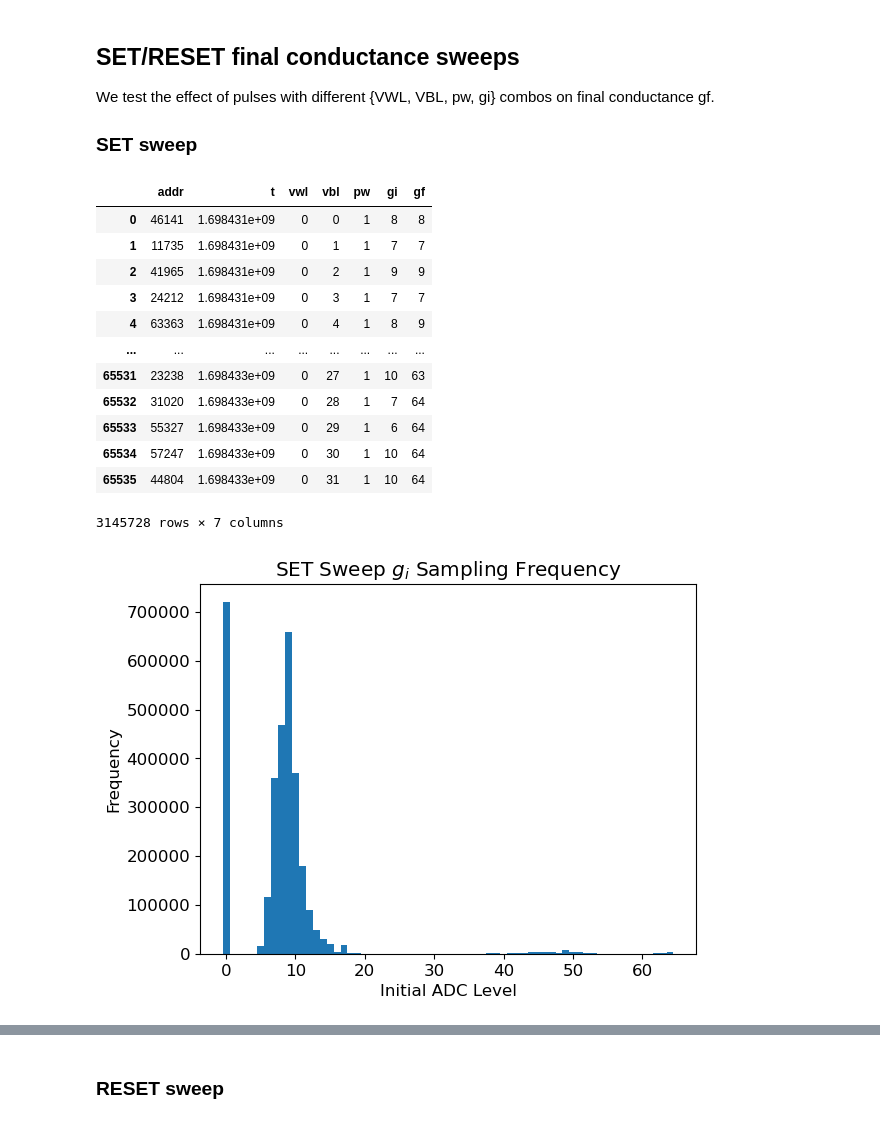
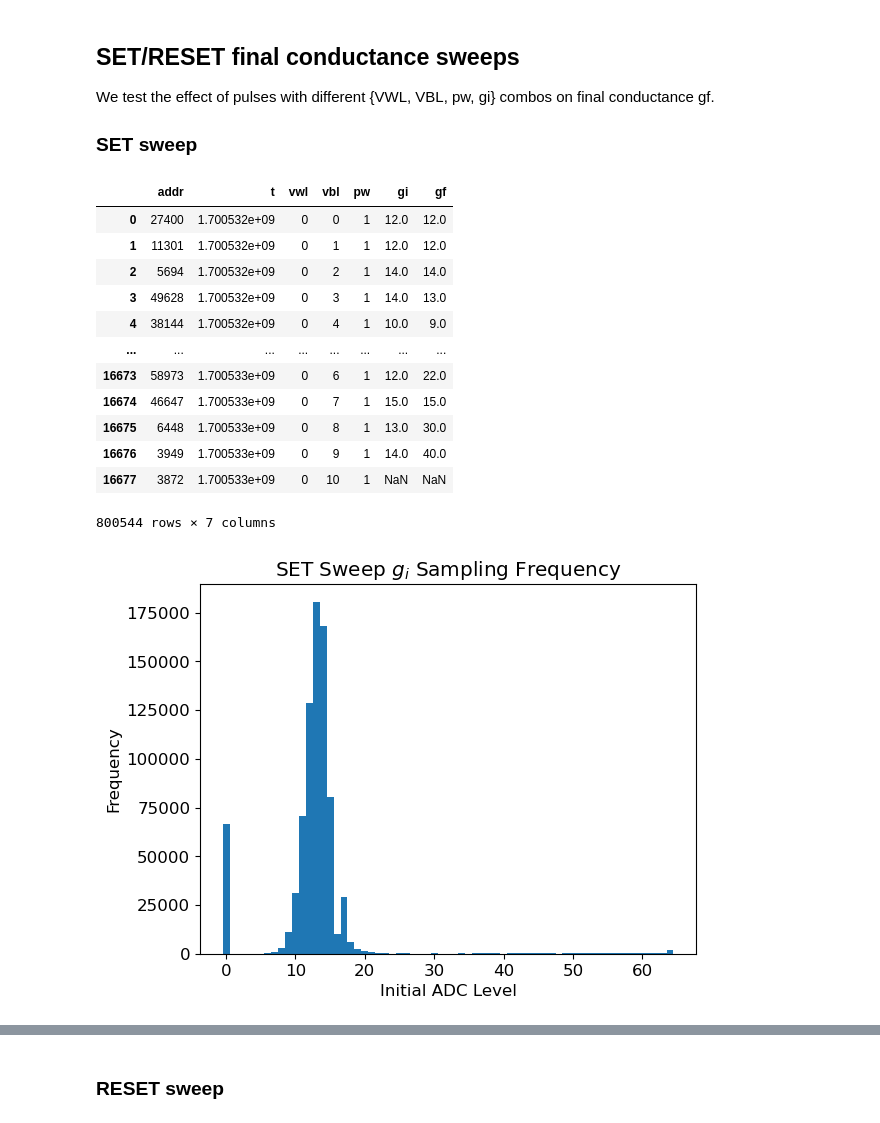
Before and after one commit to akashlevy/ember-python, a Jupyter notebook: analysis/characterizations.ipynb, the cells around one changed output, grey strips where cells are left out. Saved outputs shown, nothing was run; the diff lists cells and outputs as text; code cells hidden in the pictures.

```diff
--- a/analysis/characterizations.ipynb
+++ b/analysis/characterizations.ipynb
@@ -270,23 +270,23 @@ We test the effect of pulses with different {VWL, VBL, pw, gi} combos on final c
 ### SET sweep
 # %%
 # SET sweep data
-setdata = pd.read_csv(f"../data/sweep/setsweep{vddio}.csv.gz", delimiter="\t", names=["addr", "t", "vwl", "vbl", "pw"] + [f"gi[{i}]" for i in range(48)] + [f"gf[{i}]" for i in range(48)])
+setdata = pd.read_csv(f"../set_sweep.csv", delimiter="\t", names=["addr", "t", "vwl", "vbl", "pw"] + [f"gi[{i}]" for i in range(48)] + [f"gf[{i}]" for i in range(48)])
 setdata = pd.concat([setdata[["addr","t","vwl","vbl","pw",f"gi[{i}]",f"gf[{i}]"]].rename(columns={f"gi[{i}]" : "gi", f"gf[{i}]" : "gf"}) for i in range(48)])
 setdata
 # %% [output]
 |  | addr | t | vwl | vbl | pw | gi | gf |
-| 0 | 46141 | 1.698431e+09 | 0 | 0 | 1 | 8 | 8 |
-| 1 | 11735 | 1.698431e+09 | 0 | 1 | 1 | 7 | 7 |
-| 2 | 41965 | 1.698431e+09 | 0 | 2 | 1 | 9 | 9 |
-| 3 | 24212 | 1.698431e+09 | 0 | 3 | 1 | 7 | 7 |
-| 4 | 63363 | 1.698431e+09 | 0 | 4 | 1 | 8 | 9 |
+| 0 | 27400 | 1.700532e+09 | 0 | 0 | 1 | 12.0 | 12.0 |
+| 1 | 11301 | 1.700532e+09 | 0 | 1 | 1 | 12.0 | 12.0 |
+| 2 | 5694 | 1.700532e+09 | 0 | 2 | 1 | 14.0 | 14.0 |
+| 3 | 49628 | 1.700532e+09 | 0 | 3 | 1 | 14.0 | 13.0 |
+| 4 | 38144 | 1.700532e+09 | 0 | 4 | 1 | 10.0 | 9.0 |
 | ... | ... | ... | ... | ... | ... | ... | ... |
-| 65531 | 23238 | 1.698433e+09 | 0 | 27 | 1 | 10 | 63 |
-| 65532 | 31020 | 1.698433e+09 | 0 | 28 | 1 | 7 | 64 |
-| 65533 | 55327 | 1.698433e+09 | 0 | 29 | 1 | 6 | 64 |
-| 65534 | 57247 | 1.698433e+09 | 0 | 30 | 1 | 10 | 64 |
-| 65535 | 44804 | 1.698433e+09 | 0 | 31 | 1 | 10 | 64 |
+| 16673 | 58973 | 1.700533e+09 | 0 | 6 | 1 | 12.0 | 22.0 |
+| 16674 | 46647 | 1.700533e+09 | 0 | 7 | 1 | 15.0 | 15.0 |
+| 16675 | 6448 | 1.700533e+09 | 0 | 8 | 1 | 13.0 | 30.0 |
+| 16676 | 3949 | 1.700533e+09 | 0 | 9 | 1 | 14.0 | 40.0 |
+| 16677 | 3872 | 1.700533e+09 | 0 | 10 | 1 | NaN | NaN |
-3145728 rows × 7 columns
+800544 rows × 7 columns
 # %%
 # SET sweep gi sampling frequency check
 setdata["gi"].plot.hist(bins=np.arange(-0.5, 65.5))
@@ -294,7 +294,7 @@ plt.title("SET Sweep $g_i$ Sampling Frequency")
 plt.xlabel("Initial ADC Level")
 plt.show()
 # %% [output]
-[figure, old version]
+[figure, new version]
 # %%
 # Plot SET sweep
 d = setdata[(setdata["gi"].isin(range(1,20))) & (setdata["pw"] == 1) & (setdata["vwl"] == 0)][["vwl","vbl","pw","gi","gf"]]
```
Also changed, not shown: parts of 7 cells of this notebook, 3 other files.
